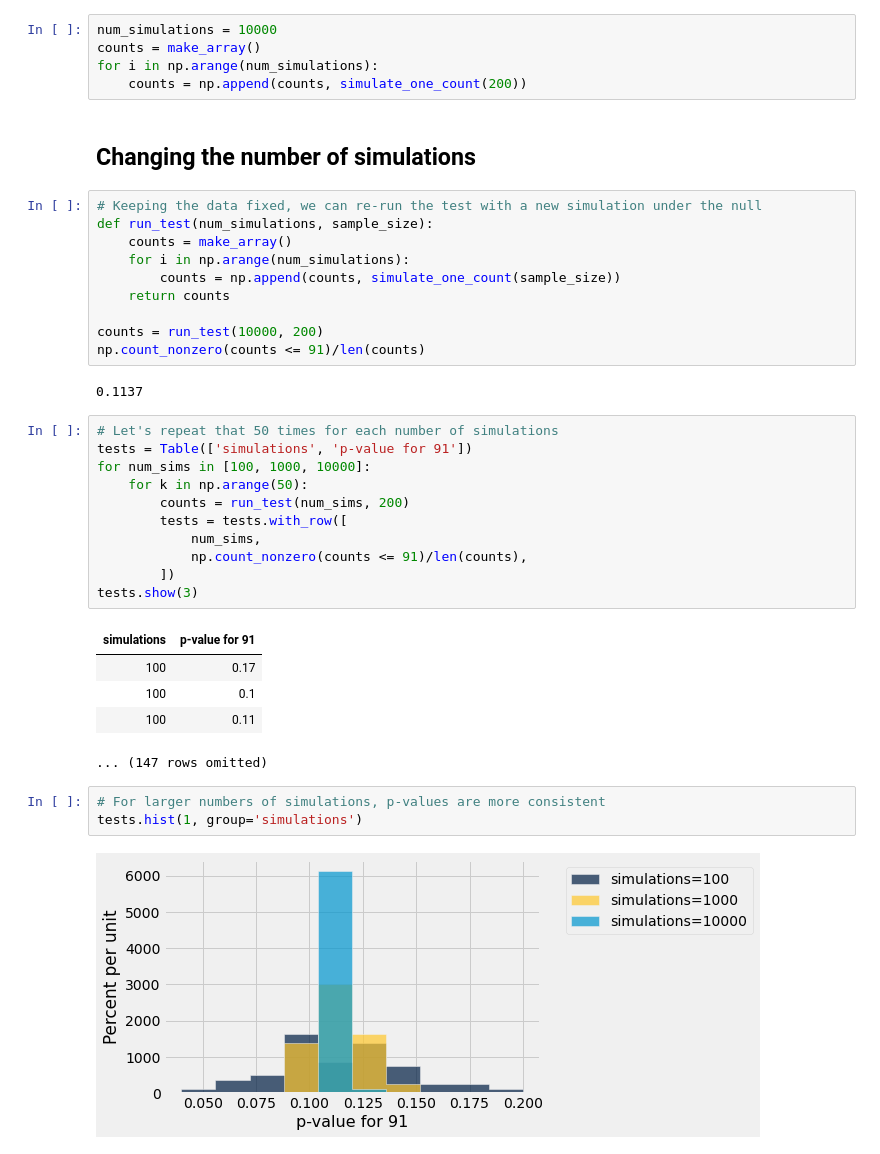
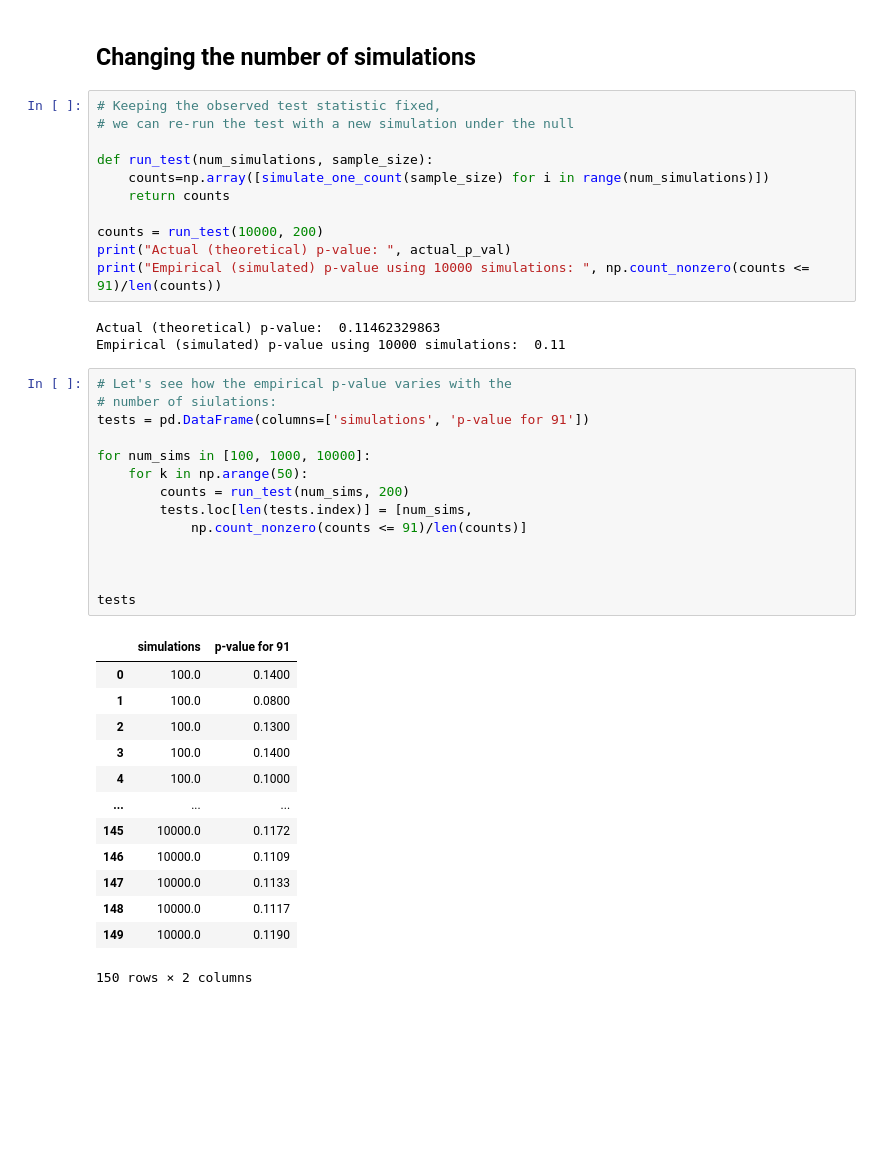
Before and after one commit to csci3022/f23-student, a Jupyter notebook: lec/lec22/lec22.ipynb, the cells around one changed output. Drawn from its saved outputs; the diff is of its cells as text; blank space fills up the shorter version.

```diff
--- a/lec/lec22/lec22.ipynb
+++ b/lec/lec22/lec22.ipynb
@@ -246,41 +288,44 @@ simulate_one_count(200)
-# %%
-num_simulations = 10000
-counts = make_array()
-for i in np.arange(num_simulations):
-    counts = np.append(counts, simulate_one_count(200))
 # %% [markdown]
 ## Changing the number of simulations
 # %%
-# Keeping the data fixed, we can re-run the test with a new simulation under the null
+# Keeping the observed test statistic fixed,
+# we can re-run the test with a new simulation under the null
+
 def run_test(num_simulations, sample_size):
-    counts = make_array()
-    for i in np.arange(num_simulations):
-        counts = np.append(counts, simulate_one_count(sample_size))
+    counts=np.array([simulate_one_count(sample_size) for i in range(num_simulations)])
     return counts
 
 counts = run_test(10000, 200)
-np.count_nonzero(counts <= 91)/len(counts)
+print("Actual (theoretical) p-value: ", actual_p_val)
+print("Empirical (simulated) p-value using 10000 simulations: ", np.count_nonzero(counts <= 91)/len(counts))
 # %% [output]
-0.1137
+Actual (theoretical) p-value:  0.11462329863
+Empirical (simulated) p-value using 10000 simulations:  0.11
 # %%
-# Let's repeat that 50 times for each number of simulations
-tests = Table(['simulations', 'p-value for 91'])
+# Let's see how the empirical p-value varies with the
+# number of siulations:
+tests = pd.DataFrame(columns=['simulations', 'p-value for 91'])
+
 for num_sims in [100, 1000, 10000]:
     for k in np.arange(50):
         counts = run_test(num_sims, 200)
-        tests = tests.with_row([
-            num_sims,
-            np.count_nonzero(counts <= 91)/len(counts),
-        ])
-tests.show(3)
+        tests.loc[len(tests.index)] = [num_sims,
+            np.count_nonzero(counts <= 91)/len(counts)]
+
+
+
+tests
 # %% [output]
-| simulations | p-value for 91 |
-| 100 | 0.17 |
-| 100 | 0.1 |
-| 100 | 0.11 |
+|  | simulations | p-value for 91 |
+| 0 | 100.0 | 0.1400 |
+| 1 | 100.0 | 0.0800 |
+| 2 | 100.0 | 0.1300 |
+| 3 | 100.0 | 0.1400 |
+| 4 | 100.0 | 0.1000 |
+| ... | ... | ... |
+| 145 | 10000.0 | 0.1172 |
+| 146 | 10000.0 | 0.1109 |
+| 147 | 10000.0 | 0.1133 |
+| 148 | 10000.0 | 0.1117 |
+| 149 | 10000.0 | 0.1190 |
-... (147 rows omitted)
+150 rows × 2 columns
-# %%
-# For larger numbers of simulations, p-values are more consistent
-tests.hist(1, group='simulations')
-# %% [output]
-[figure, removed]
```
Also changed, not shown: parts of 30 cells of this notebook, 2 other files.
